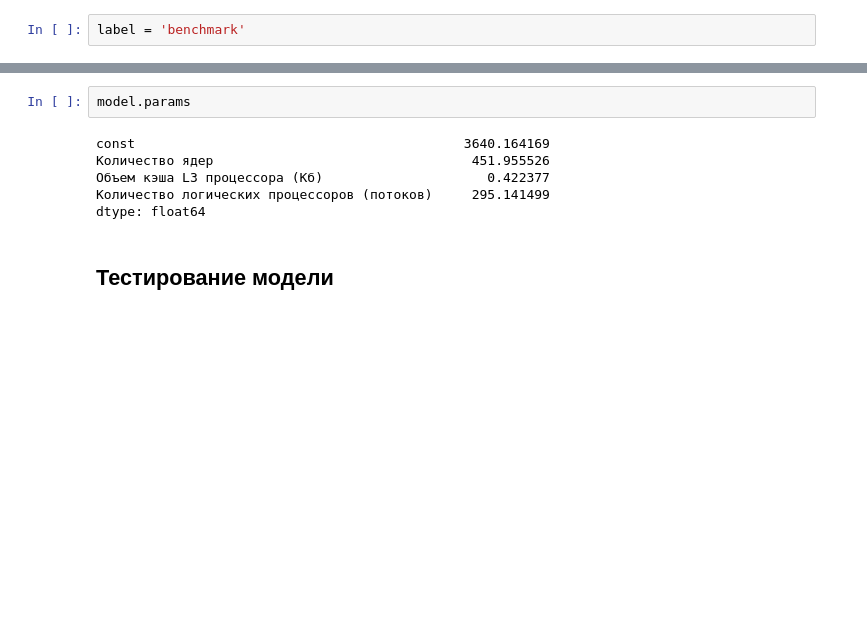
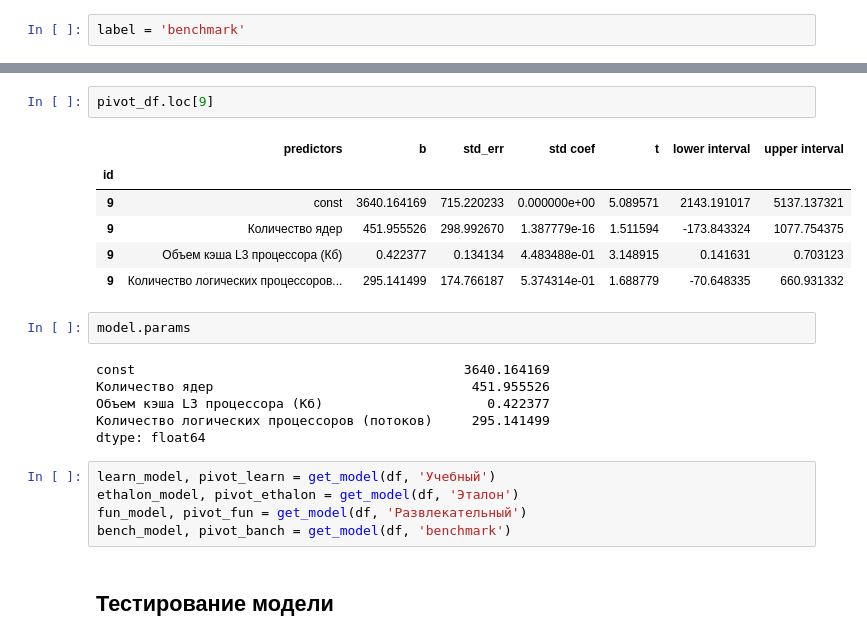
Before and after one commit to radabolsky/laptop-performance, a Jupyter notebook: statistic.ipynb, the cells around one changed output, grey strips where cells are left out. Drawn from its saved outputs; the diff is of its cells as text; blank space fills up the shorter version.

```diff
--- a/statistic.ipynb
+++ b/statistic.ipynb
@@ -215,3 +242,12 @@ pivot_df
+# %%
+pivot_df.loc[9]
+# %% [output]
+|  | predictors | b | std_err | std coef | t | lower interval | upper interval |
+| id |  |  |  |  |  |  |  |
+| 9 | const | 3640.164169 | 715.220233 | 0.000000e+00 | 5.089571 | 2143.191017 | 5137.137321 |
+| 9 | Количество ядер | 451.955526 | 298.992670 | 1.387779e-16 | 1.511594 | -173.843324 | 1077.754375 |
+| 9 | Объем кэша L3 процессора (Кб) | 0.422377 | 0.134134 | 4.483488e-01 | 3.148915 | 0.141631 | 0.703123 |
+| 9 | Количество логических процессоров... | 295.141499 | 174.766187 | 5.374314e-01 | 1.688779 | -70.648335 | 660.931332 |
 # %%
 model.params
 # %% [output]
@@ -220,6 +256,11 @@ const                                          3640.164169
 Объем кэша L3 процессора (Кб)                     0.422377
 Количество логических процессоров (потоков)     295.141499
 dtype: float64
+# %%
+learn_model, pivot_learn = get_model(df, 'Учебный')
+ethalon_model, pivot_ethalon = get_model(df, 'Эталон')
+fun_model, pivot_fun = get_model(df, 'Развлекательный')
+bench_model, pivot_banch = get_model(df, 'benchmark')
 # %% [markdown]
 ## Тестирование модели
 # %%
```
Also changed, not shown: parts of 18 cells of this notebook, 1 other file.
